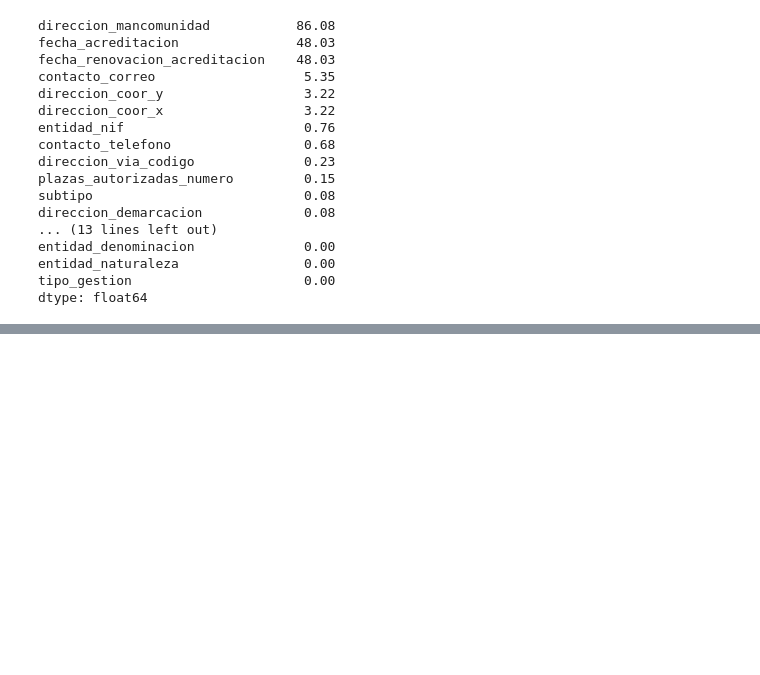
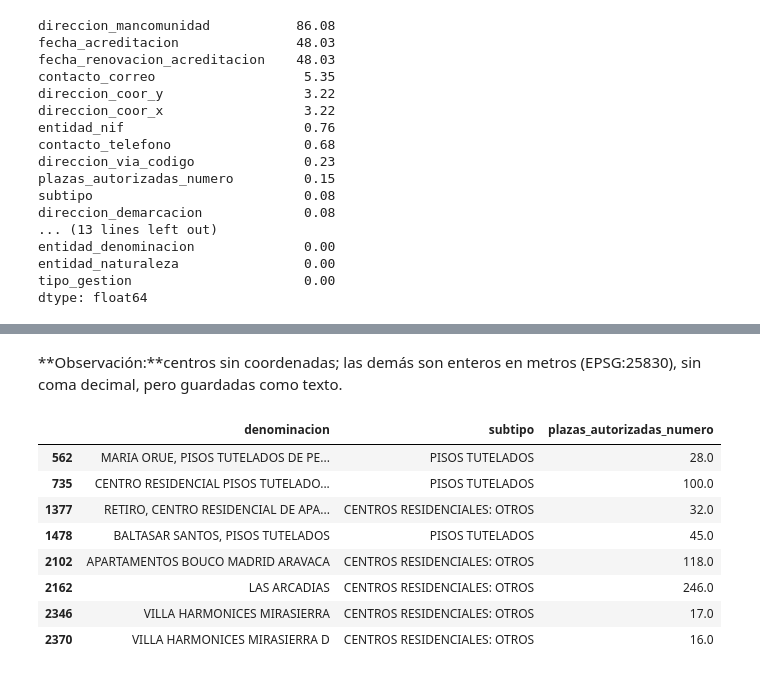
Before and after one commit to Juancarlosdelmarlostanau/calor-mayores-madrid, a Jupyter notebook: notebooks/data_cleaning_centros.ipynb, the cells around one changed output, grey strips where cells are left out. Drawn from its saved outputs; the diff is of its cells as text; code cells hidden in the pictures; blank space fills up the shorter version.

```diff
--- a/notebooks/data_cleaning_centros.ipynb
+++ b/notebooks/data_cleaning_centros.ipynb
@@ -66,0 +165,14 @@ dtype: float64
+# %% [markdown]
+**Observación:**centros sin coordenadas; las demás son enteros en metros (EPSG:25830), sin coma decimal, pero guardadas como texto.
+# %%
+centers[centers["subtipo"].isin(["CENTROS RESIDENCIALES: OTROS", "PISOS TUTELADOS"])][["denominacion", "subtipo", "plazas_autorizadas_numero"]]
+# %% [output]
+|  | denominacion | subtipo | plazas_autorizadas_numero |
+| 562 | MARIA ORUE, PISOS TUTELADOS DE PE... | PISOS TUTELADOS | 28.0 |
+| 735 | CENTRO RESIDENCIAL PISOS TUTELADO... | PISOS TUTELADOS | 100.0 |
+| 1377 | RETIRO, CENTRO RESIDENCIAL DE APA... | CENTROS RESIDENCIALES: OTROS | 32.0 |
+| 1478 | BALTASAR SANTOS, PISOS TUTELADOS | PISOS TUTELADOS | 45.0 |
+| 2102 | APARTAMENTOS BOUCO MADRID ARAVACA | CENTROS RESIDENCIALES: OTROS | 118.0 |
+| 2162 | LAS ARCADIAS | CENTROS RESIDENCIALES: OTROS | 246.0 |
+| 2346 | VILLA HARMONICES MIRASIERRA | CENTROS RESIDENCIALES: OTROS | 17.0 |
+| 2370 | VILLA HARMONICES MIRASIERRA D | CENTROS RESIDENCIALES: OTROS | 16.0 |
```
Also changed, not shown: parts of 21 cells of this notebook.
